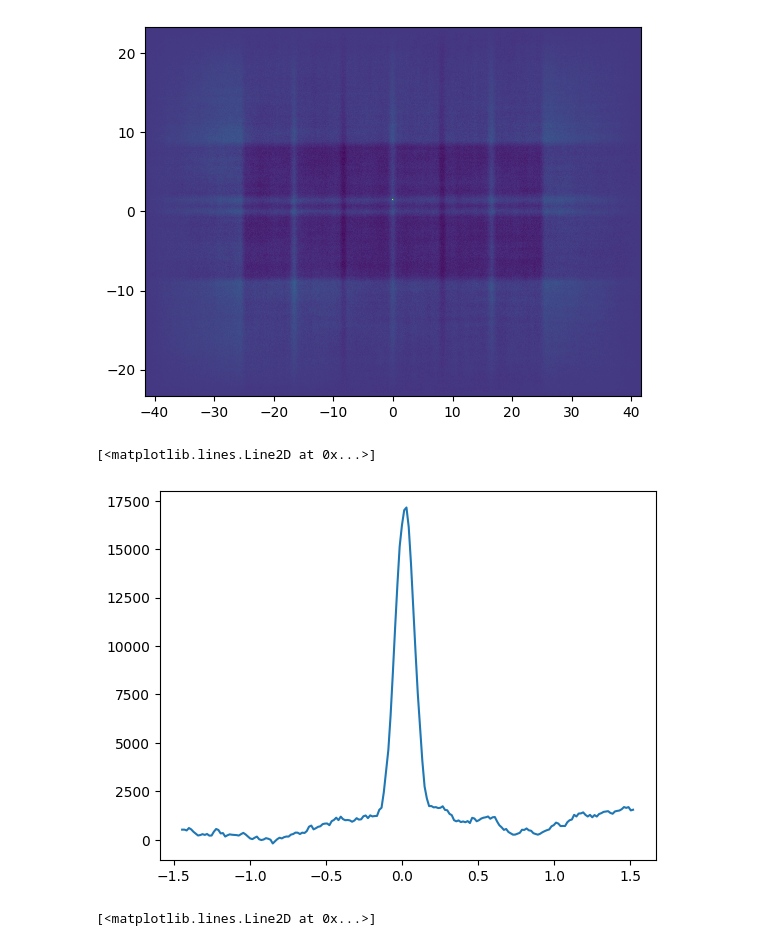
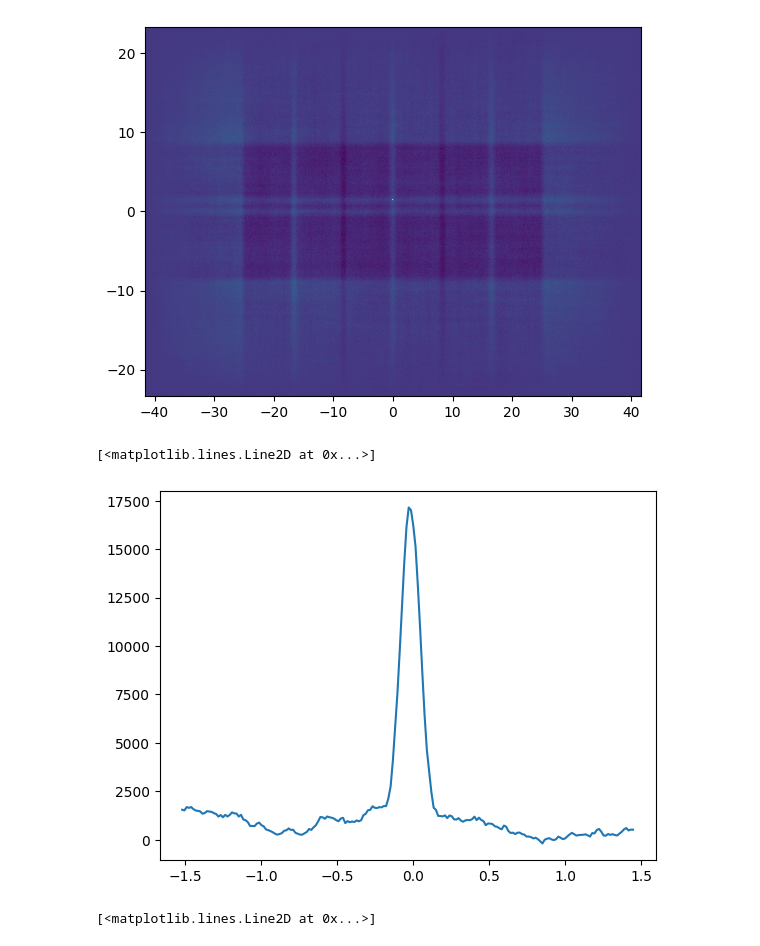
Before and after one commit to laureloneill/psf_source_localization, a Jupyter notebook: psf_cut.ipynb, the cells around one changed output. Saved outputs shown, nothing was run; the diff lists cells and outputs as text; code cells hidden in the pictures.

```diff
--- a/psf_cut.ipynb
+++ b/psf_cut.ipynb
@@ -36,18 +36,18 @@ ax.pcolormesh(xlab, ylab, data)
 # %%
 peak = np.max(data)
 peak_loc = np.unravel_index(np.argmax(data),data.shape)
 window = 100
 data_windowed = data[peak_loc[0]-window:peak_loc[0]+window,peak_loc[1]-window:peak_loc[1]+window]
 
-xfit_xcut = -1* xlab[peak_loc[1]-window:peak_loc[1]+window]
+xfit_xcut = 1* xlab[peak_loc[1]-window:peak_loc[1]+window]
 yfit_xcut = data[peak_loc[0]-window:peak_loc[0]+window,peak_loc[1]]
 
 plt.plot(xfit_xcut,yfit_xcut)
 #plt.plot(xlab[peak_loc[0]-window:peak_loc[0]+window], data[peak_loc[0]-window:peak_loc[0]+window,peak_loc[1]])
 #plt.plot(data)
 # %% [output]
 [<matplotlib.lines.Line2D at 0x...>]
-[figure, old version]
+[figure, new version]
 # %%
 xfit_ycut =ylab[peak_loc[0]-window:peak_loc[0]+window]
 yfit_ycut = data[peak_loc[0],peak_loc[1]-window:peak_loc[1]+window]
```
Also changed, not shown: parts of 7 cells of this notebook, 4 other files.
